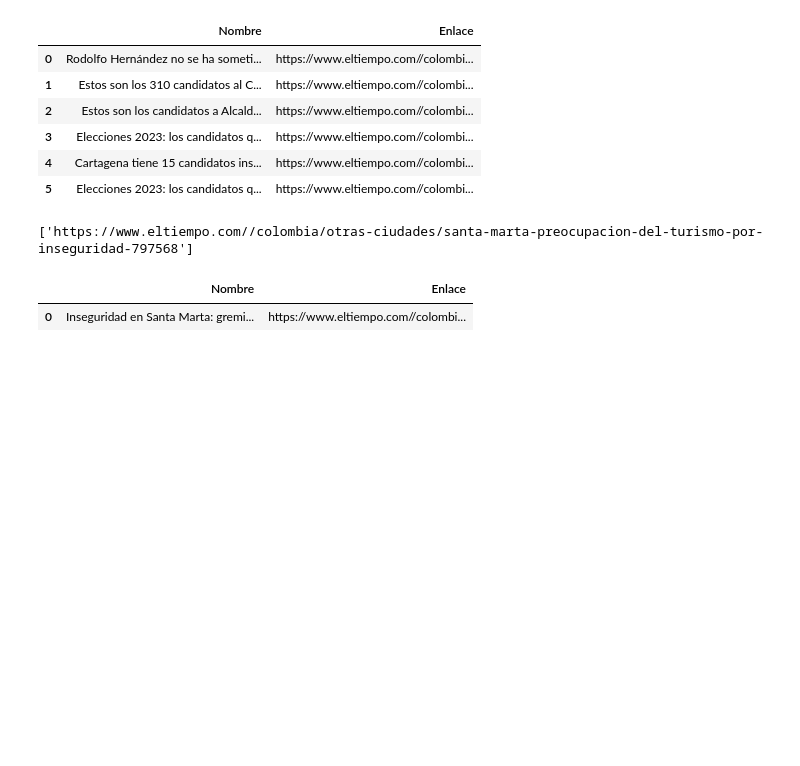
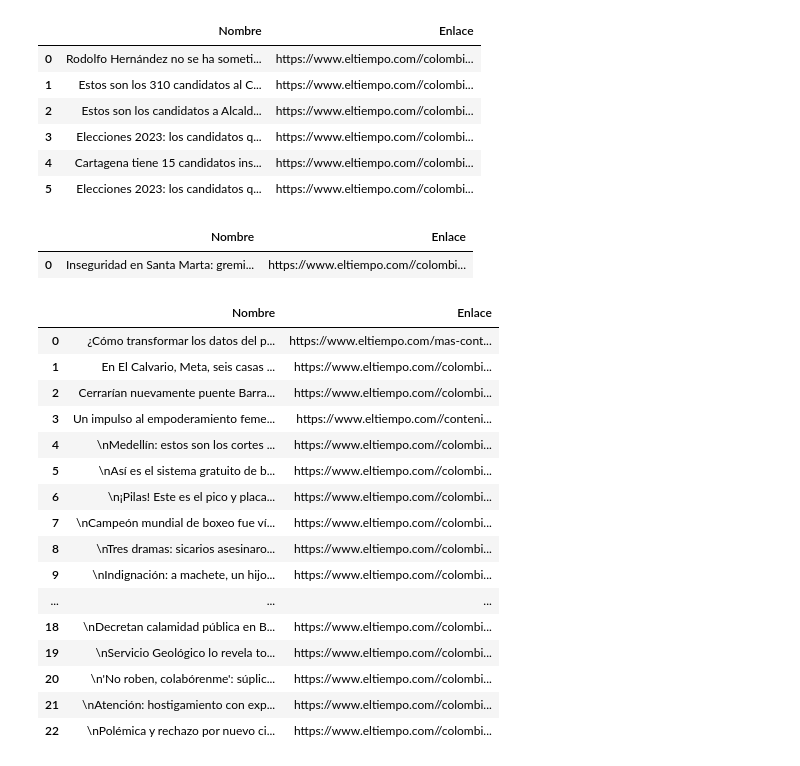
Before and after one commit to AlarconIlbert/Mapping-Data-With-Python-and-SQL, a Jupyter notebook: web_scraping_news.ipynb, the cells around one changed output. Saved outputs shown, nothing was run; the diff lists cells and outputs as text; code cells hidden in the pictures; blank space fills up the shorter version.

```diff
--- a/web_scraping_news.ipynb
+++ b/web_scraping_news.ipynb
@@ -121,10 +141,6 @@ for article in articles:
 
         nombres.append(nombre)
         enlaces.append(enlace)
-# %%
-enlaces
-# %% [output]
-['https://www.eltiempo.com//colombia/otras-ciudades/santa-marta-preocupacion-del-turismo-por-inseguridad-797568']
 # %%
 # Crear un DataFrame
 data = {'Nombre': nombres, 'Enlace': enlaces}
@@ -135,3 +151,43 @@ noticias_df
 | 0 | Inseguridad en Santa Marta: gremi... | https://www.eltiempo.com//colombi... |
 # %%
 noticias_df.to_csv('pru.csv')
+# %%
+nombres = []
+enlaces = []
+
+# Encuentra todos los elementos 'article' con la clase 'simple-image'
+articles = tcolombia_soup.find_all('article', class_='image-left')
+
+for article in articles:
+    # Encuentra el elemento 'a' dentro del 'article' con la clase 'boton'
+    link = article.find('a', class_='title page-link')
+    if link:
+        # Extrae el texto y el atributo 'href' del enlace
+        nombre = link.get_text()
+        enlace = url+link['href']
+
+        nombres.append(nombre)
+        enlaces.append(enlace)
+# %%
+# Crear un DataFrame
+data = {'Nombre': nombres, 'Enlace': enlaces}
+noticias_df = pd.DataFrame(data)
+noticias_df
+# %% [output]
+|  | Nombre | Enlace |
+| 0 | ¿Cómo transformar los datos del p... | https://www.eltiempo.com/mas-cont... |
+| 1 | En El Calvario, Meta, seis casas ... | https://www.eltiempo.com//colombi... |
+| 2 | Cerrarían nuevamente puente Barra... | https://www.eltiempo.com//colombi... |
+| 3 | Un impulso al empoderamiento feme... | https://www.eltiempo.com//conteni... |
+| 4 | \nMedellín: estos son los cortes ... | https://www.eltiempo.com//colombi... |
+| 5 | \nAsí es el sistema gratuito de b... | https://www.eltiempo.com//colombi... |
+| 6 | \n¡Pilas! Este es el pico y placa... | https://www.eltiempo.com//colombi... |
+| 7 | \nCampeón mundial de boxeo fue ví... | https://www.eltiempo.com//colombi... |
+| 8 | \nTres dramas: sicarios asesinaro... | https://www.eltiempo.com//colombi... |
+| 9 | \nIndignación: a machete, un hijo... | https://www.eltiempo.com//colombi... |
+| ... | ... | ... |
+| 18 | \nDecretan calamidad pública en B... | https://www.eltiempo.com//colombi... |
+| 19 | \nServicio Geológico lo revela to... | https://www.eltiempo.com//colombi... |
+| 20 | \n'No roben, colabórenme': súplic... | https://www.eltiempo.com//colombi... |
+| 21 | \nAtención: hostigamiento con exp... | https://www.eltiempo.com//colombi... |
+| 22 | \nPolémica y rechazo por nuevo ci... | https://www.eltiempo.com//colombi... |
```
Also changed, not shown: parts of 5 cells of this notebook, 1 other file.
